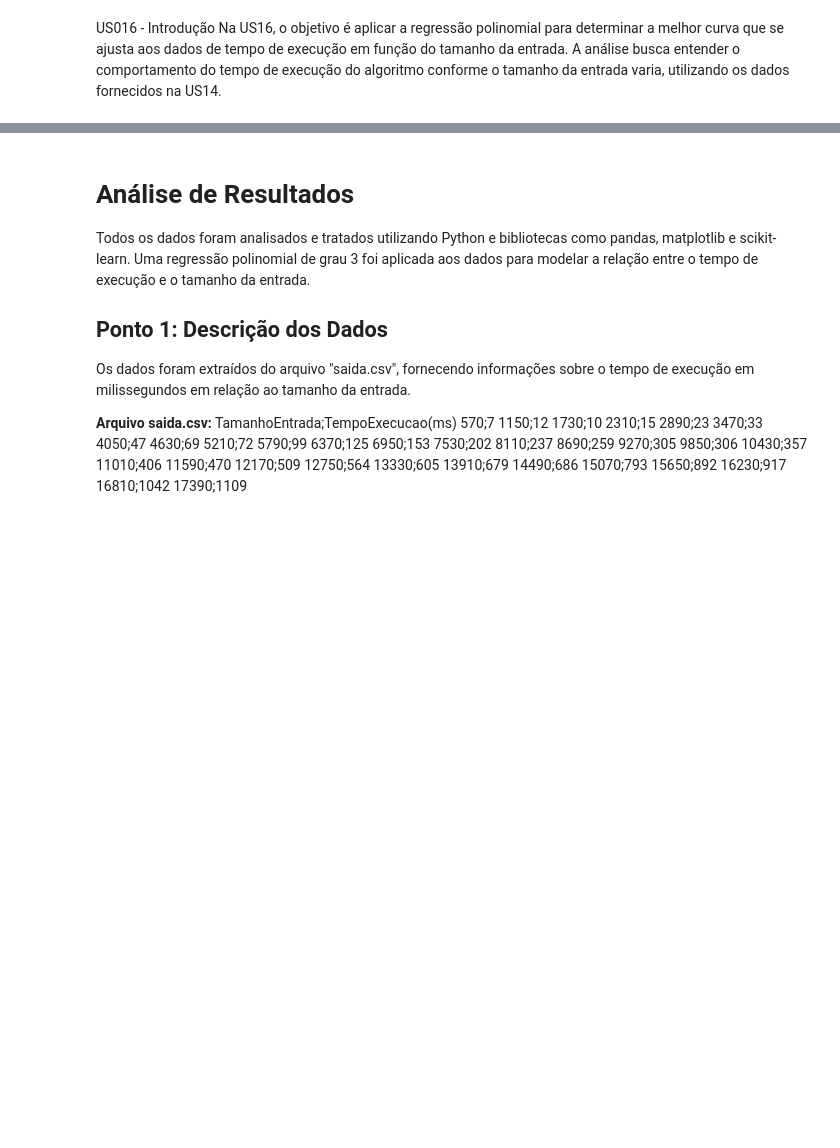
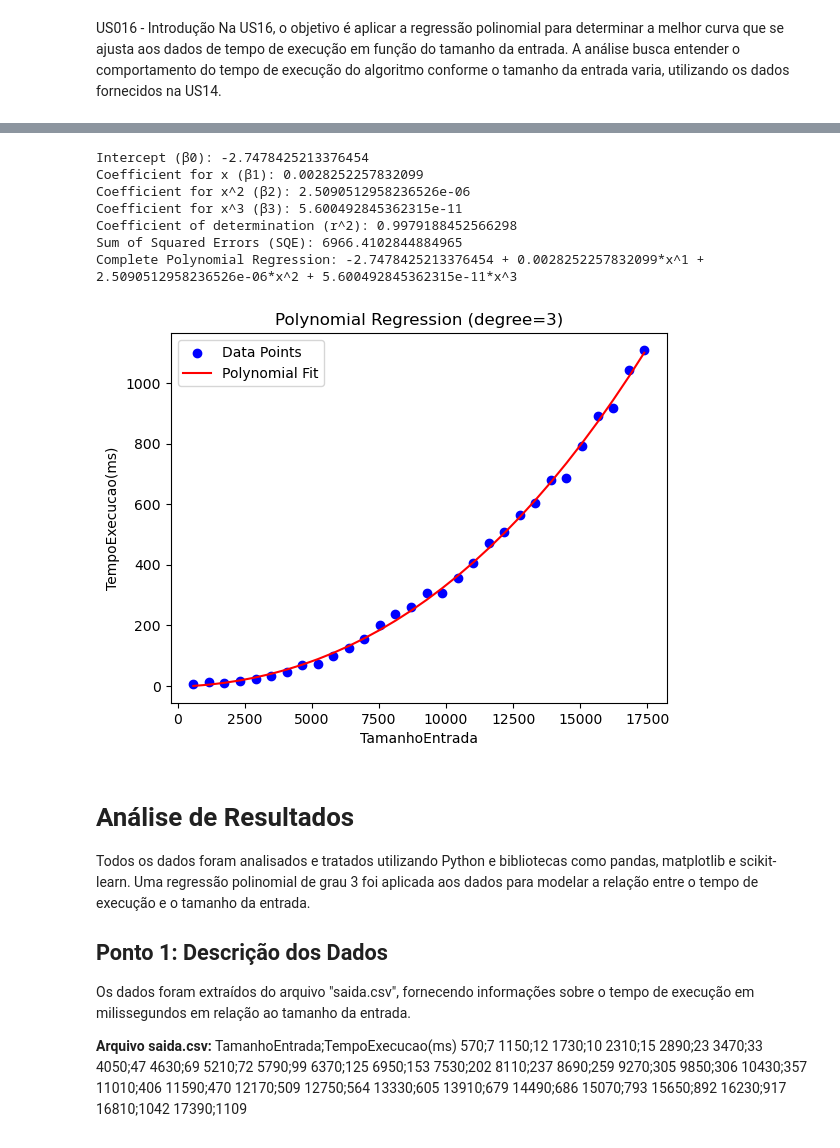
Before and after one commit to barros-luis/PI3SprintMATCP, a Jupyter notebook: sample.ipynb, the cells around one changed output, grey strips where cells are left out. Saved outputs shown, nothing was run; the diff lists cells and outputs as text; code cells hidden in the pictures; blank space fills up the shorter version.

```diff
--- a/sample.ipynb
+++ b/sample.ipynb
@@ -40,3 +4,75 @@ Intercept: -2.7478425213376454
+# %%
+import numpy as np
+import pandas as pd
+from sklearn.preprocessing import PolynomialFeatures
+from sklearn.linear_model import LinearRegression
+from sklearn.metrics import mean_squared_error
+import matplotlib.pyplot as plt
+
+# Load the data from the CSV file with the correct delimiter
+file_path = 'saida.csv'  # Adjust the file path as needed
+df = pd.read_csv(file_path, delimiter=';')
+
+# Column names based on your provided data
+input_column = 'TamanhoEntrada'
+output_column = 'TempoExecucao(ms)'
+
+# Extract features and target variable
+X = df[[input_column]].values
+y = df[output_column].values
+
+# Define the degree of the polynomial
+degree = 3
+
+# Create polynomial features
+poly = PolynomialFeatures(degree)
+X_poly = poly.fit_transform(X)
+
+# Fit the polynomial regression model
+model = LinearRegression()
+model.fit(X_poly, y)
+
+# Predicting using the polynomial model
+y_poly_pred = model.predict(X_poly)
+
+# Calculate sqe
+sqe = np.sum((y - y_poly_pred) ** 2)
+
+# Calculate r^2 from the model
+r_squared = model.score(X_poly, y)
+
+# Print the coefficients, intercept, and other relevant data
+print(f'Intercept (β0): {model.intercept_}')
+print(f'Coefficient for x (β1): {model.coef_[1]}')
+print(f'Coefficient for x^2 (β2): {model.coef_[2]}')
+print(f'Coefficient for x^3 (β3): {model.coef_[3]}')
+print(f'Coefficient of determination (r^2): {r_squared}')
+print(f'Sum of Squared Errors (SQE): {sqe}')
+
+# Print the complete linear regression equation
+equation = f'{model.intercept_}'
+for i in range(1, degree+1):
+    equation += f' + {model.coef_[i]}*x^{i}'
+print(f'Complete Polynomial Regression: {equation}')
+
+
+# Plotting the results
+plt.scatter(X, y, color='blue', label='Data Points')
+plt.plot(X, y_poly_pred, color='red', label='Polynomial Fit')
+plt.xlabel(input_column)
+plt.ylabel(output_column)
+plt.title(f'Polynomial Regression (degree={degree})')
+plt.legend()
+plt.show()
+# %% [output]
+Intercept (β0): -2.7478425213376454
+Coefficient for x (β1): 0.0028252257832099
+Coefficient for x^2 (β2): 2.5090512958236526e-06
+Coefficient for x^3 (β3): 5.600492845362315e-11
+Coefficient of determination (r^2): 0.9979188452566298
+Sum of Squared Errors (SQE): 6966.4102844884965
+Complete Polynomial Regression: -2.7478425213376454 + 0.0028252257832099*x^1 + 2.5090512958236526e-06*x^2 + 5.600492845362315e-11*x^3
+[figure, added]
 # %% [markdown]
 # Análise de Resultados
 
```
Also changed, not shown: parts of 1 cell of this notebook.
